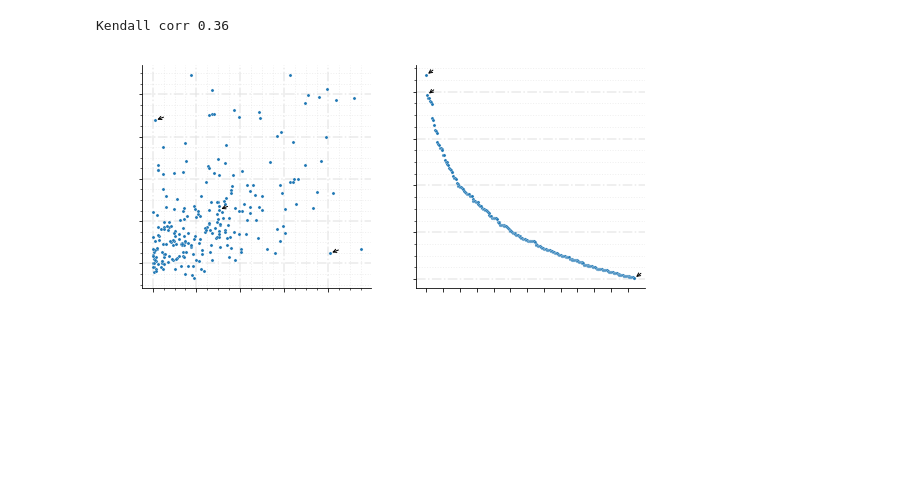
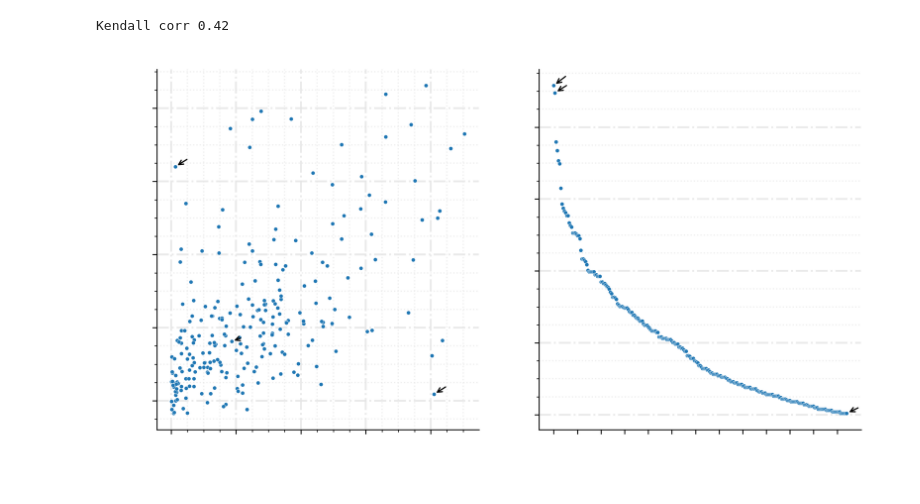
Before and after one commit to Zendelo/cs-qpp, a Jupyter notebook: SARE-plots.ipynb, the cells around one changed output. Drawn from its saved outputs; the diff is of its cells as text; code cells hidden in the pictures; blank space fills up the shorter version.

```diff
--- a/SARE-plots.ipynb
+++ b/SARE-plots.ipynb
@@ -167,0 +181,19 @@ predictions_df
+# %%
+n = 20
+ks = []
+kl = []
+zeros_in_x = []
+# for n in range(1,21):
+# print(f'For n={n}')
+x = np.histogram(comp_eval_df.loc[comp_eval_df['type'] == 'title', 'ap@1000'], density=True, range=(0, 1), bins=n)[0]
+y = np.histogram(comp_eval_df.loc[comp_eval_df['type'] == 'vars', 'ap@1000'], density=True, range=(0, 1), bins=n)[0]
+# 0.5 * np.sum(x * np.log(x / y)) + 0.5 * np.sum(y * np.log(y / x))
+# kl.append(stats.entropy(x, y))
+# ks.append(stats.kstest(x,y).statistic)
+# zeros_in_x.append((x <= 0.01).sum()/n)
+print(f'KS: {stats.kstest(x, y).statistic}')
+print(f'KL: {stats.entropy(x, y):.2g}')
+print(f'JS: {0.5 * stats.entropy(x, y) + 0.5 * stats.entropy(y, x):.2g}')
+print(f'Ratio of zeros in x: {(x <= 0.01).sum() / n}')
+print(f"MAP: {comp_eval_df.groupby('type').mean().round(3)}")
+comp_eval_df.value_counts('type')
@@ -358,11 +578,13 @@ def read_prediction_files(prefix_path, r_type='all'):
         .rename(columns=lambda x: '-'.join([i.split('+')[0] for i in x.split('-')]))
 # %%
 # def plot_scatter_predictor(prefix_path, ir_metric):  # Used for the DC presentation
-prefix_path = './data/thesis/robust_krovetz_nostop_terrier'
-ir_metric = 'ap@1000'
-eval_sr = read_eval_df(prefix_path, ir_metric)[ir_metric]
-predictions_df = read_prediction_files(prefix_path, r_type='post')
-predictor_sr = predictions_df['nqc'].droplevel('topic')
+# prefix_path = './data/thesis/robust_krovetz_nostop_terrier'
+# prefix_path = './data/thesis/robust_krovetz_nostop_terrier'
+# ir_metric = 'ap@1000'
+# eval_sr = read_eval_df(prefix_path, ir_metric)[ir_metric]
+eval_sr = title_eval_df['ap@1000']
+# predictions_df = read_prediction_files(prefix_path, r_type='post')
+predictor_sr = title_queries_df['nqc']
 # eff_sr = eval_sr
 # eff_sr = (eff_sr - eff_sr.min()) / (eff_sr.max() - eff_sr.min()) * 0.1 + np.random.random(len(eval_sr)) * 0.009
 df = pd.DataFrame({'AP': eval_sr.sort_index(), 'NQC': predictor_sr.sort_index()})
@@ -373,7 +595,7 @@ print(f'Kendall corr {_df.corr(method="kendall").iloc[0, 1]:.2g}')
 sare_sr = _df.rank(ascending=False, pct=True).diff(axis=1).abs()['NQC'].sort_values(ascending=False)
 
 # generate two subpplots in one row
-fig, ax = plt.subplots(1, 2, figsize=(8, 4))
+fig, ax = plt.subplots(1, 2, figsize=(9, 5))
 # ax[0].scatter(x=_df['AP'], y=_df['NQC'], zorder=2.5, linewidths=0.5, marker='o', s=20)#, edgecolor='c')
 sns.scatterplot(x=_df['AP'], y=_df['NQC'], ax=ax[0], zorder=2.5, linewidths=0.5, s=10)
 ax[0].set_xlabel('AP')
@@ -400,38 +622,41 @@ ax[1].set_xlabel('Topic')
 
 # add a diagonal line
 # ax[0].axline(_df.min(), _df.max(), linewidth=0.8, color='slategray', linestyle=':')
 
 ax[0].annotate(f'Kendall\'s $\\tau$ = {_df.corr(method="kendall").iloc[0, 1]:.2g}', (0.5, 1), size='medium',
                xycoords='axes fraction', ha='center', va='center')
 
 sns.despine(right=True, top=True)
 
 ax[0].minorticks_on()
 ax[0].grid(visible=True, which='major', axis='both', color='#E5E5E5', linestyle='-.', zorder=2.01, linewidth=1.5,
            alpha=0.8)
 ax[0].grid(visible=True, which='minor', axis='both', color='#E5E5E5', linestyle=':', zorder=2, linewidth=1, alpha=0.6)
 
 ax[1].yaxis.set_minor_locator(tck.AutoMinorLocator())
 ax[1].grid(visible=True, which='major', axis='y', color='#E5E5E5', linestyle='-.', zorder=2.01, linewidth=1.5,
            alpha=0.8)
 ax[1].grid(visible=True, which='minor', axis='y', color='#E5E5E5', linestyle=':', zorder=2, linewidth=1, alpha=0.6)
 # outliers = _df.rank(ascending=False).diff(axis=1).abs()['NQC'].nlargest(2).index
 # get first two and last elements from the sorted sr
 outliers = sare_sr.iloc[[0, 1, -1]].index
 
-for (i, x, y) in _df.loc[outliers].itertuples():
-    ax[0].annotate(i, (x, y), size='small', xytext=(12, 5), textcoords='offset points',
+for j, (i, x, y) in enumerate(_df.loc[outliers].itertuples()):
+    if j == 2:
+        jig = 2
+    else:
+        jig = 0
+    ax[0].annotate(i, (x, y), size='small', xytext=(13 - jig, 10 - jig * 3), textcoords='offset points',
                    arrowprops=dict(arrowstyle='->', color='black'))
-
-jig = 10
+jig = 0
 for x, y in sare_sr.loc[outliers].items():
-    ax[1].annotate(x, (x, y), size='small', xytext=(jig, jig), textcoords='offset points',
+    ax[1].annotate(x, (x, y), size='small', xytext=(13, 13 - jig), textcoords='offset points',
                    arrowprops=dict(arrowstyle='->', color='black'))
-    # jig += 20
+    jig += 3
 
 plt.tight_layout()
 plt.savefig('robust_ap_nqc_scatter_sare_intuition.pdf', dpi=300, bbox_inches='tight')
 plt.show()
 # %% [output]
-Kendall corr 0.36
+Kendall corr 0.42
-[figure, old version]
+[figure, new version]
```
Also changed, not shown: parts of 15 cells of this notebook, 1 other file.
